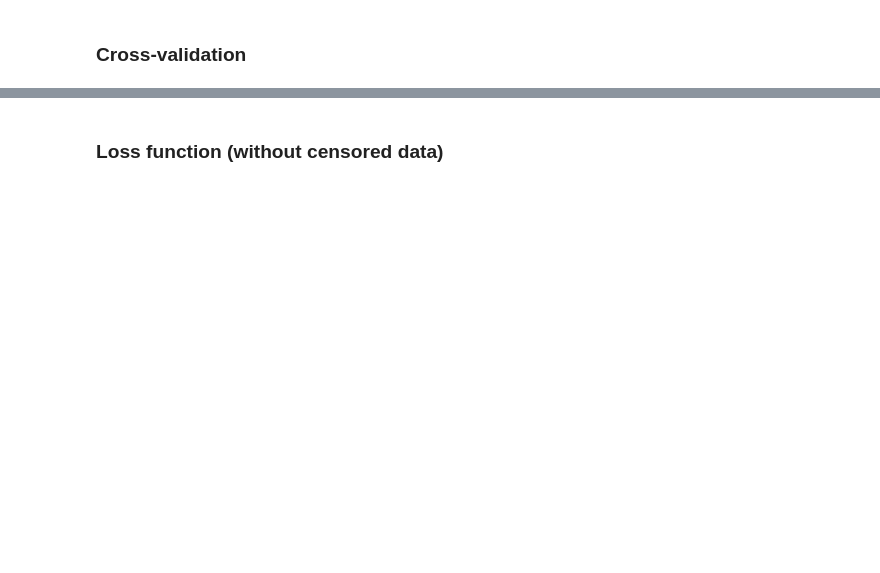
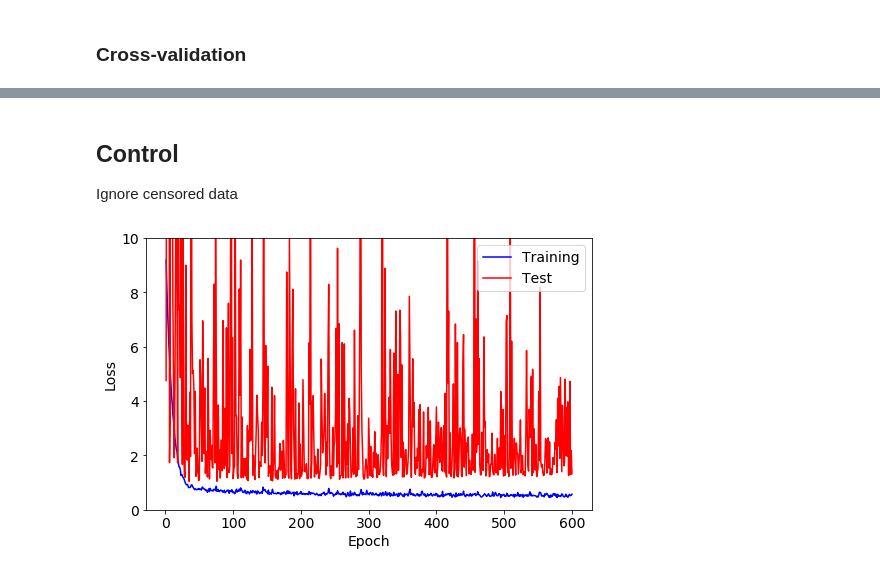
Before and after one commit to alejogiley/Novartis-Hackaton-7, a Jupyter notebook: Notebooks/Lee_NN.ipynb, the cells around one changed output, grey strips where cells are left out. Cells and saved outputs as stored; diff of their text form; code cells hidden in the pictures; blank space fills up the shorter version.

```diff
--- a/Notebooks/Lee_NN.ipynb
+++ b/Notebooks/Lee_NN.ipynb
@@ -421,5 +424,7 @@ Kendall Tau : 0.630758203344264
 # %% [markdown]
-### Loss function (without censored data)
+## Control
+
+Ignore censored data
 # %%
 def custom_loss(y_true, y_pred):
     # get deltas
@@ -450,6 +455,28 @@ history = network.fit(x_train,                          # Features
                       verbose=0,                        # No output
                       batch_size=50,                    # Number of observations per batch
                       validation_data=(x_test, y_test)) # Data for evaluation
+# %%
+plt.rcParams["figure.figsize"] = (8,5)    # plot size
+
+# Get training and test loss histories
+training_loss = history.history['loss']
+test_loss = history.history['val_loss']
+
+# Create count of the number of epochs
+epoch_count = range(1, len(training_loss) + 1)
+
+# Visualize loss history
+plt.plot(epoch_count, training_loss, 'b-')
+plt.plot(epoch_count, test_loss, 'r-')
+plt.legend(['Training', 'Test'], fontsize=14)
+plt.ylim([0,10])
+plt.xlabel('Epoch', fontsize=14)
+plt.ylabel('Loss',  fontsize=14)
+plt.xticks(fontsize=14)
+plt.yticks(fontsize=14)
+plt.show()
+# %% [output]
+[figure, added]
 # %%
 plt.rcParams["figure.figsize"] = (18,6)    # plot size
 fig, ax = plt.subplots()
```
Also changed, not shown: parts of 13 cells of this notebook.
